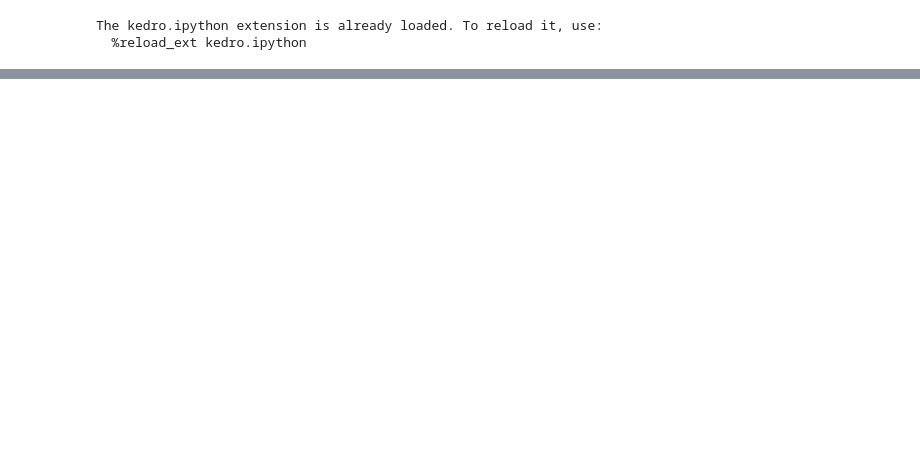
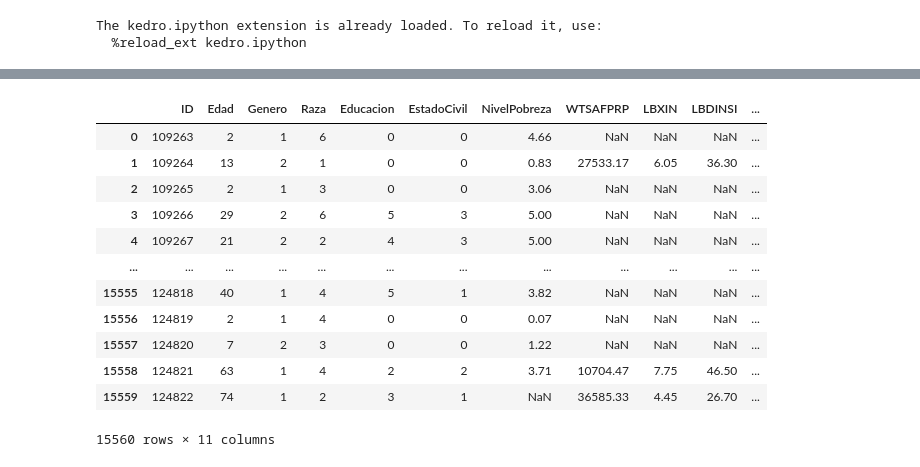
Before and after one commit to Manjanans/nhanes, a Jupyter notebook: notebooks/Untitled.ipynb, the cells around one changed output, grey strips where cells are left out. Drawn from its saved outputs; the diff is of its cells as text; code cells hidden in the pictures; blank space fills up the shorter version.

```diff
--- a/notebooks/Untitled.ipynb
+++ b/notebooks/Untitled.ipynb
@@ -67,0 +97,3 @@ NameError: name 'nhanes_datos' is not defined
+# %%
+pd.options.display.float_format = '{:.2f}'.format
+consideracion[consideracion["NivelPobreza"]<1]
@@ -67,0 +115,5 @@ NameError: name 'nhanes_datos' is not defined
+# %%
+for columna in consideracion.columns[:-1]:
+    consideracion[columna] = consideracion[columna].fillna(0)
+    consideracion[columna] = consideracion[columna].astype(int)
+consideracion
@@ -67,0 +147,8 @@ NameError: name 'nhanes_datos' is not defined
+# %%
+insulina['SEQN'] = insulina['SEQN'].astype(int)
+insulina = insulina.rename(columns={'SEQN': 'ID'})
+# %%
+consideracion_insulina = pd.merge(consideracion, insulina, on='ID', how='outer')
+# %%
+consideracion_insulina
+# %% [output]
@@ -67,0 +156,13 @@ NameError: name 'nhanes_datos' is not defined
+|  | ID | Edad | Genero | Raza | Educacion | EstadoCivil | NivelPobreza | WTSAFPRP | LBXIN | LBDINSI | ... |
+| 0 | 109263 | 2 | 1 | 6 | 0 | 0 | 4.66 | NaN | NaN | NaN | ... |
+| 1 | 109264 | 13 | 2 | 1 | 0 | 0 | 0.83 | 27533.17 | 6.05 | 36.30 | ... |
+| 2 | 109265 | 2 | 1 | 3 | 0 | 0 | 3.06 | NaN | NaN | NaN | ... |
+| 3 | 109266 | 29 | 2 | 6 | 5 | 3 | 5.00 | NaN | NaN | NaN | ... |
+| 4 | 109267 | 21 | 2 | 2 | 4 | 3 | 5.00 | NaN | NaN | NaN | ... |
+| ... | ... | ... | ... | ... | ... | ... | ... | ... | ... | ... | ... |
+| 15555 | 124818 | 40 | 1 | 4 | 5 | 1 | 3.82 | NaN | NaN | NaN | ... |
+| 15556 | 124819 | 2 | 1 | 4 | 0 | 0 | 0.07 | NaN | NaN | NaN | ... |
+| 15557 | 124820 | 7 | 2 | 3 | 0 | 0 | 1.22 | NaN | NaN | NaN | ... |
+| 15558 | 124821 | 63 | 1 | 4 | 2 | 2 | 3.71 | 10704.47 | 7.75 | 46.50 | ... |
+| 15559 | 124822 | 74 | 1 | 2 | 3 | 1 | NaN | 36585.33 | 4.45 | 26.70 | ... |
+15560 rows × 11 columns
```
Also changed, not shown: parts of 13 cells of this notebook, 2 other files.
